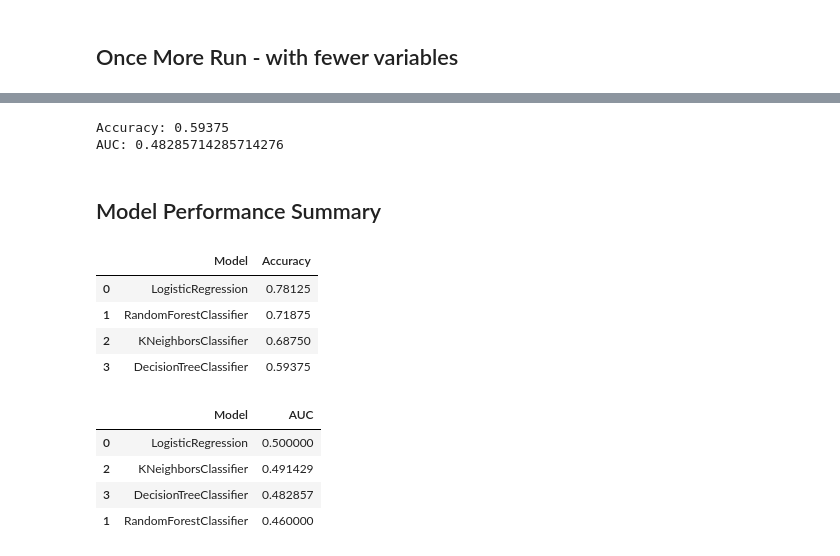
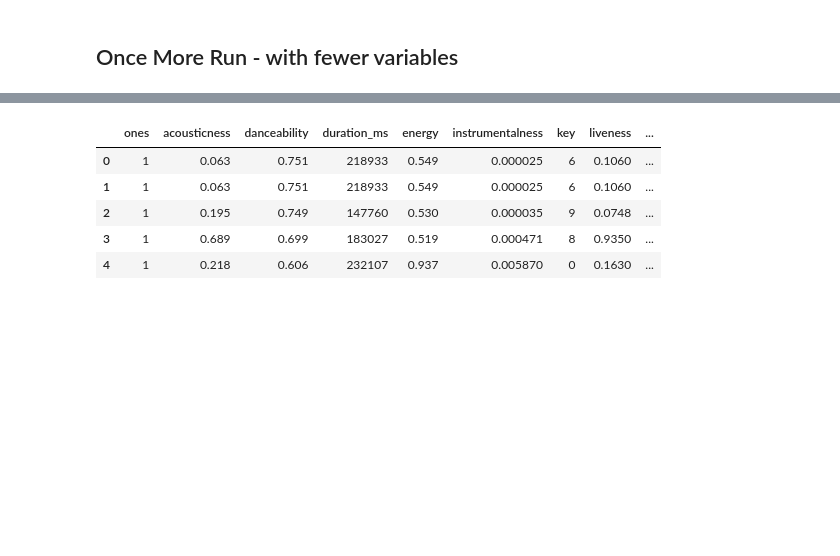
Before and after one commit to re-ga-na/spotify-song-popularity, a Jupyter notebook: 3. regression_model -v2.0_RIC-Copy1.ipynb, the cells around one changed output, grey strips where cells are left out. Drawn from its saved outputs; the diff is of its cells as text; code cells hidden in the pictures; blank space fills up the shorter version.

```diff
--- a/3. regression_model -v2.0_RIC-Copy1.ipynb
+++ b/3. regression_model -v2.0_RIC-Copy1.ipynb
@@ -451,14 +186,0 @@ AUC: 0.49142857142857144
-# %%
-DT_Model = DecisionTreeClassifier()
-DT_Model.fit(X_train, y_train)
-DT_Predict = DT_Model.predict(X_valid)
-DT_Accuracy = accuracy_score(y_valid, DT_Predict)
-print("Accuracy: " + str(DT_Accuracy))
-
-DT_AUC = roc_auc_score(y_valid, DT_Predict)
-print("AUC: " + str(DT_AUC))
-# %% [output]
-Accuracy: 0.59375
-AUC: 0.48285714285714276
-# %% [markdown]
-## Model Performance Summary
@@ -484,16 +187,12 @@ model_performance_AUC = pd.DataFrame({'Model': ['LogisticRegression',
-# %%
-model_performance_accuracy.sort_values(by = "Accuracy", ascending = False)
-# %% [output]
-|  | Model | Accuracy |
-| 0 | LogisticRegression | 0.78125 |
-| 1 | RandomForestClassifier | 0.71875 |
-| 2 | KNeighborsClassifier | 0.68750 |
-| 3 | DecisionTreeClassifier | 0.59375 |
-# %%
-model_performance_AUC.sort_values(by = "AUC", ascending = False)
-# %% [output]
-|  | Model | AUC |
-| 0 | LogisticRegression | 0.500000 |
-| 2 | KNeighborsClassifier | 0.491429 |
-| 3 | DecisionTreeClassifier | 0.482857 |
-| 1 | RandomForestClassifier | 0.460000 |
+# %%
+oness = np.ones((6850,1),dtype = int)
+dfone = pd.DataFrame(oness, columns = ['ones'])
+dfxnew = dfone.join(dfx)
+dfxnew.head()
+# %% [output]
+|  | ones | acousticness | danceability | duration_ms | energy | instrumentalness | key | liveness | ... |
+| 0 | 1 | 0.063 | 0.751 | 218933 | 0.549 | 0.000025 | 6 | 0.1060 | ... |
+| 1 | 1 | 0.063 | 0.751 | 218933 | 0.549 | 0.000025 | 6 | 0.1060 | ... |
+| 2 | 1 | 0.195 | 0.749 | 147760 | 0.530 | 0.000035 | 9 | 0.0748 | ... |
+| 3 | 1 | 0.689 | 0.699 | 183027 | 0.519 | 0.000471 | 8 | 0.9350 | ... |
+| 4 | 1 | 0.218 | 0.606 | 232107 | 0.937 | 0.005870 | 0 | 0.1630 | ... |
```
Also changed, not shown: parts of 36 cells of this notebook, 4 other files.
